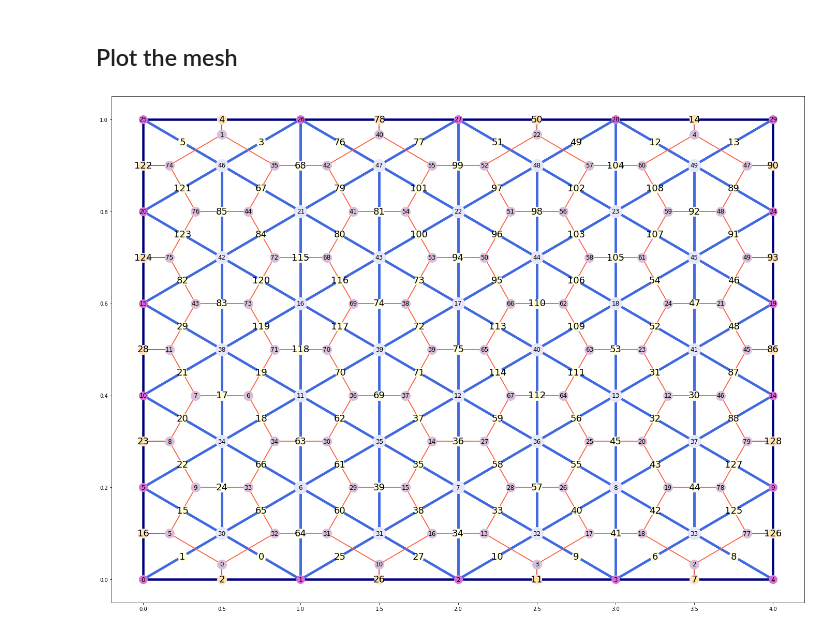
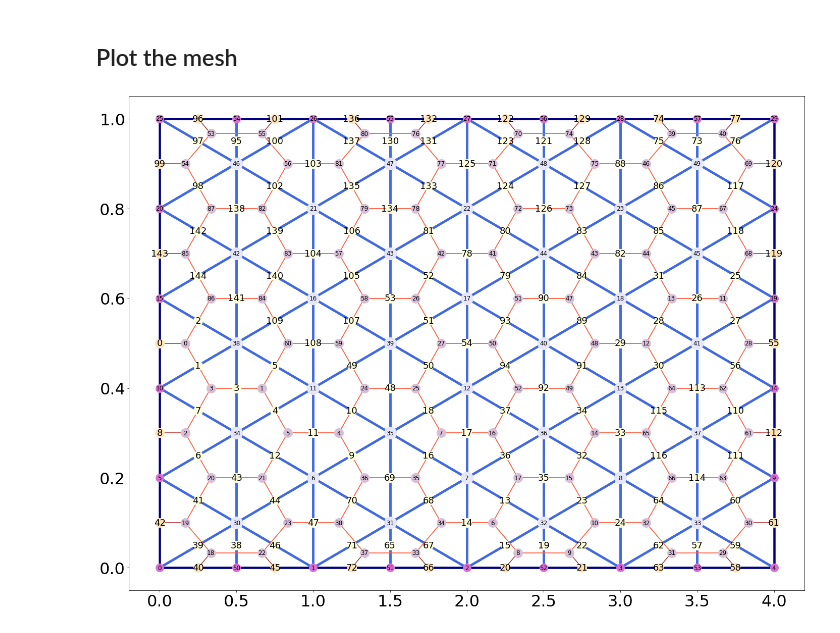
Before and after one commit to sberres/FoamFronts, a Jupyter notebook: triangular.ipynb, the cells around one changed output. Drawn from its saved outputs; the diff is of its cells as text; code cells hidden in the pictures.

```diff
--- a/triangular.ipynb
+++ b/triangular.ipynb
@@ -11,7 +11,9 @@ import math
 # mesh = om.read_trimesh('halfcircle.off')
 # mesh = om.read_trimesh('liberation.off')
 # mesh = om.read_trimesh('siete_nodos.off')
-mesh = om.read_trimesh('T4.off')
+# mesh = om.read_trimesh('T4.off')
+mesh = om.read_trimesh('T4b.off')
+# mesh = om.read_trimesh('T8b.off')
 # mesh = om.read_trimesh('refined_mesh.off')
 
 V=mesh.points()
@@ -678,6 +680,7 @@ for k in range(2,len(TT)):
 ## Plot the mesh
 # %%
 import matplotlib.pyplot as plt
+plt.rcParams.update({'font.size': 32})
 
 
 fig = plt.figure(figsize=(24,18))
@@ -755,32 +758,31 @@ for eh in mesh.edges():
     plt.plot(Xe[nEdge], Ye[nEdge], marker = 'o', color = color, markersize=18)
     plt.text(Xe[nEdge], Ye[nEdge], nEdge, fontsize=18, horizontalalignment='center', verticalalignment='center')
 
     # print(eh.idx(), mesh.is_boundary(eh), edge_is_front[nEdge])
 
 
 #############################################################################
 
 for vh in mesh.vertices():
     p = mesh.point(vh)
 
     # print(eh.idx(), mesh.is_boundary(vh), point_is_front[vh.idx()])
 
     # if point_is_front[vh.idx()]==1:
     if mesh.is_boundary(vh):
             color = 'orchid'
             markersize=16
     else:
             color = 'lavender'
             markersize=24
 
     plt.plot(p[0], p[1], 'o', markersize=markersize, color=color)
     plt.text(p[0], p[1], vh.idx(), fontsize=12, horizontalalignment='center', verticalalignment='center')
 
 
-
     #
     # List of named colors
     #
     # https://matplotlib.org/3.1.0/gallery/color/named_colors.html
 # %% [output]
-[figure, old version]
+[figure, new version]
```
Also changed, not shown: parts of 5 cells of this notebook, 8 other files.
